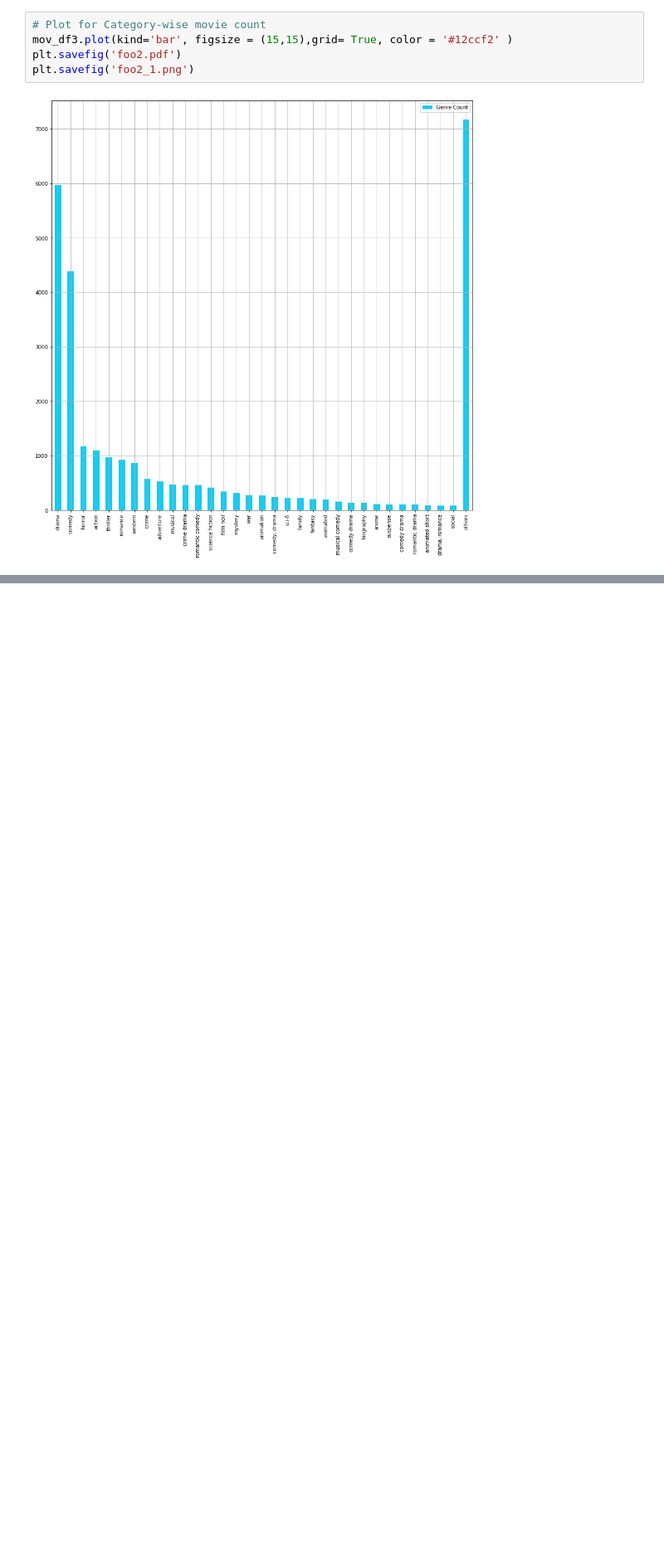
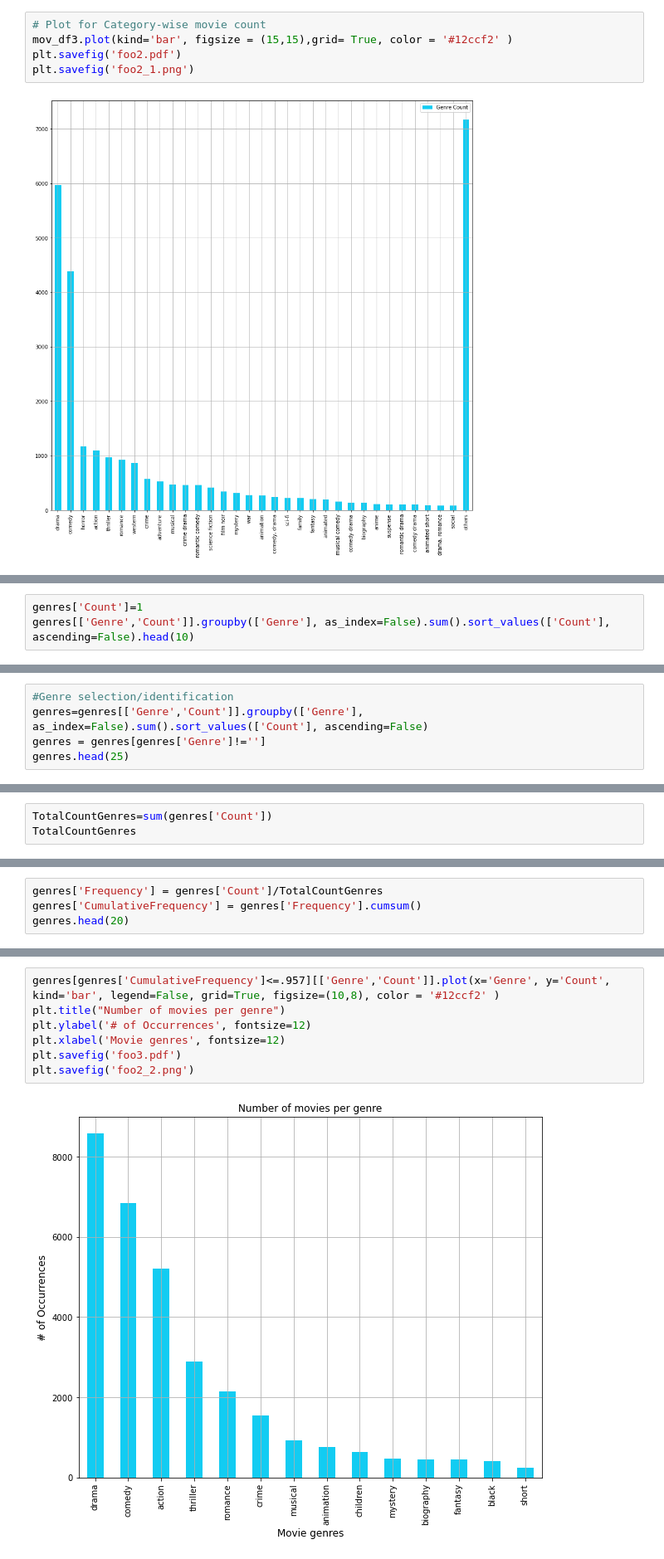
Before and after one commit to vedangj044/whattowatch, a Jupyter notebook: visualization_b.ipynb, the cells around one changed output, grey strips where cells are left out. Shown at 83% size. Saved outputs shown, nothing was run; the diff lists cells and outputs as text; blank space fills up the shorter version.

```diff
--- a/visualization_b.ipynb
+++ b/visualization_b.ipynb
@@ -208,0 +677,3 @@ plt.savefig('foo2_1.png')
+# %%
+genres['Count']=1
+genres[['Genre','Count']].groupby(['Genre'], as_index=False).sum().sort_values(['Count'], ascending=False).head(10)
@@ -208,0 +692,5 @@ plt.savefig('foo2_1.png')
+# %%
+#Genre selection/identification
+genres=genres[['Genre','Count']].groupby(['Genre'], as_index=False).sum().sort_values(['Count'], ascending=False)
+genres = genres[genres['Genre']!='']
+genres.head(25)
@@ -208,0 +715,3 @@ plt.savefig('foo2_1.png')
+# %%
+TotalCountGenres=sum(genres['Count'])
+TotalCountGenres
@@ -208,0 +720,4 @@ plt.savefig('foo2_1.png')
+# %%
+genres['Frequency'] = genres['Count']/TotalCountGenres
+genres['CumulativeFrequency'] = genres['Frequency'].cumsum()
+genres.head(20)
@@ -208,0 +748,9 @@ plt.savefig('foo2_1.png')
+# %%
+genres[genres['CumulativeFrequency']<=.957][['Genre','Count']].plot(x='Genre', y='Count', kind='bar', legend=False, grid=True, figsize=(10,8), color = '#12ccf2' )
+plt.title("Number of movies per genre")
+plt.ylabel('# of Occurrences', fontsize=12)
+plt.xlabel('Movie genres', fontsize=12)
+plt.savefig('foo3.pdf')
+plt.savefig('foo2_2.png')
+# %% [output]
+[figure, added]
```
Also changed, not shown: parts of 29 cells of this notebook, 1 other file.
